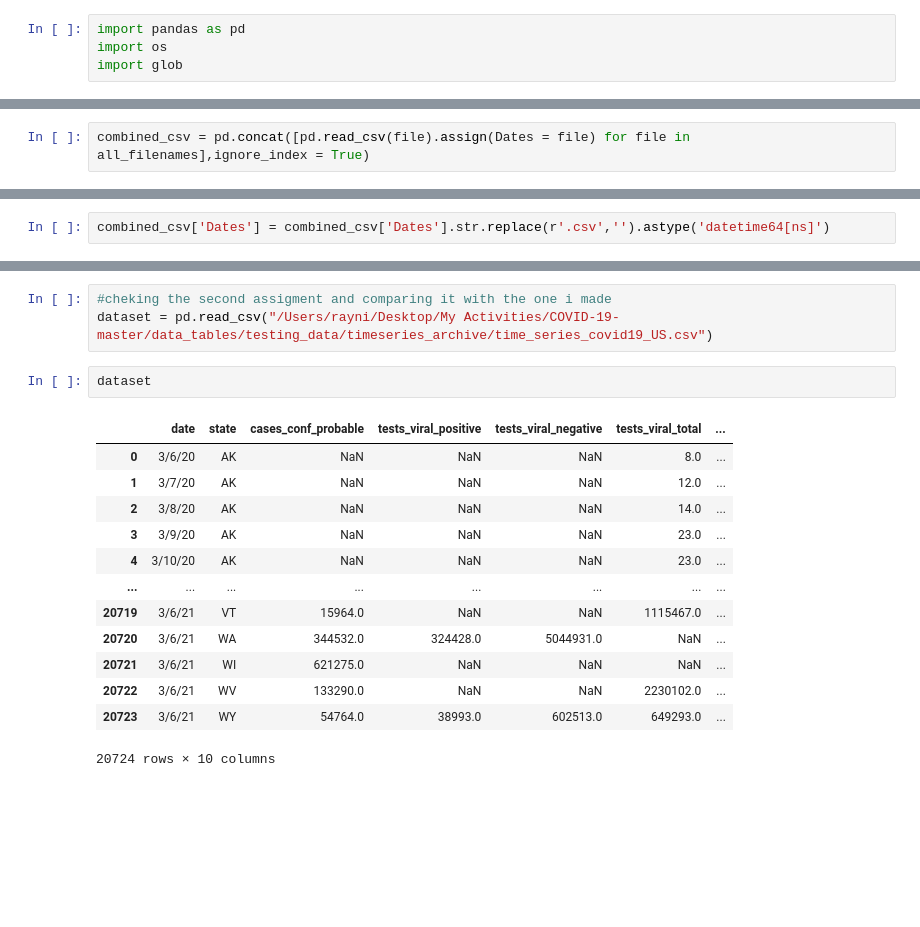
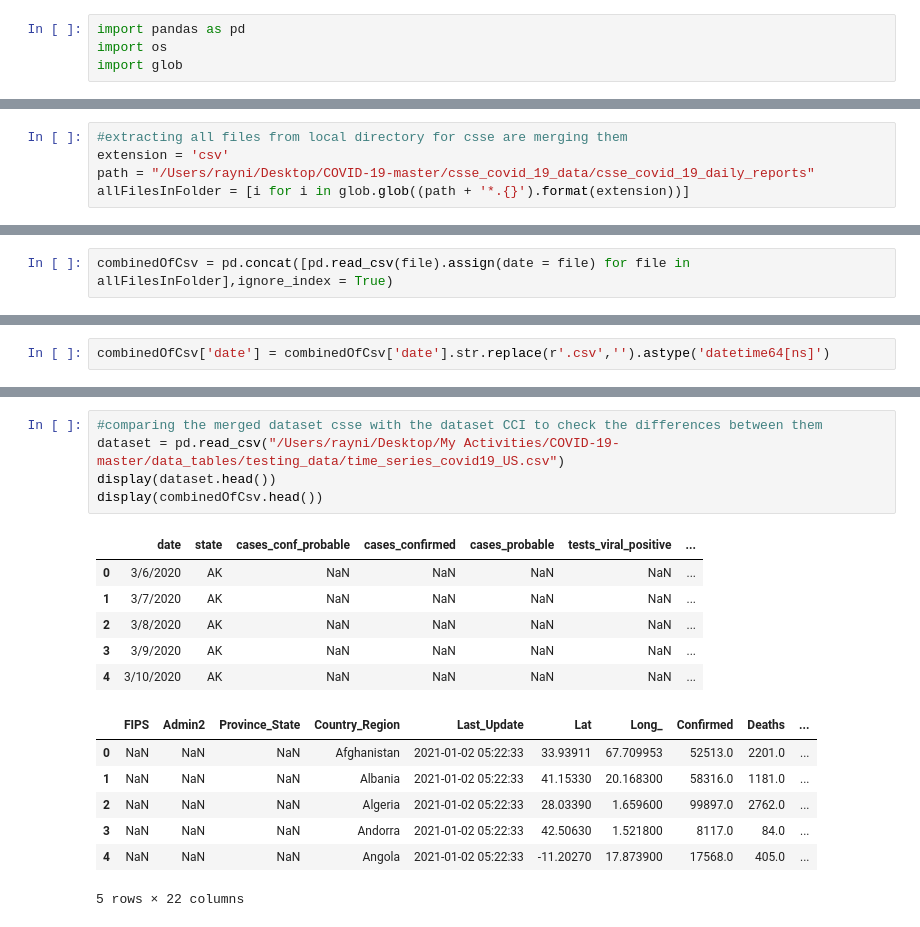
Before and after one commit to jisanos/C19A-COVID-19-Prediction-Algorithm, a Jupyter notebook: csse_covid_19_daily_reports.ipynb, the cells around one changed output, grey strips where cells are left out. Drawn from its saved outputs; the diff is of its cells as text; blank space fills up the shorter version.

Commit message:
Removal of os.chdir and changes in the column dates to date

```diff
--- a/csse_covid_19_daily_reports.ipynb
+++ b/csse_covid_19_daily_reports.ipynb
@@ -13,0 +5,5 @@ These are all of the filenames ending in .csv ['01-01-2021.csv', '01-02-2021.csv
+# %%
+#extracting all files from local directory for csse are merging them
+extension = 'csv'
+path = "/Users/rayni/Desktop/COVID-19-master/csse_covid_19_data/csse_covid_19_daily_reports"
+allFilesInFolder = [i for i in glob.glob((path + '*.{}').format(extension))]
@@ -14,2 +14,2 @@ These are all of the filenames ending in .csv ['01-01-2021.csv', '01-02-2021.csv
 # %%
-combined_csv = pd.concat([pd.read_csv(file).assign(Dates = file) for file in all_filenames],ignore_index = True)
+combinedOfCsv = pd.concat([pd.read_csv(file).assign(date = file) for file in allFilesInFolder],ignore_index = True)
@@ -32,3 +32,3 @@ combined_csv
 # %%
-combined_csv['Dates'] = combined_csv['Dates'].str.replace(r'.csv','').astype('datetime64[ns]')
+combinedOfCsv['date'] = combinedOfCsv['date'].str.replace(r'.csv','').astype('datetime64[ns]')
 # %%
@@ -66,21 +66,21 @@ Data columns (total 22 columns):
 dtypes: datetime64[ns](1), float64(12), object(9)
 memory usage: 356.2+ MB
 # %%
-#cheking the second assigment and comparing it with the one i made
-dataset = pd.read_csv("/Users/rayni/Desktop/My Activities/COVID-19-master/data_tables/testing_data/timeseries_archive/time_series_covid19_US.csv")
+#comparing the merged dataset csse with the dataset CCI to check the differences between them
+dataset = pd.read_csv("/Users/rayni/Desktop/My Activities/COVID-19-master/data_tables/testing_data/time_series_covid19_US.csv")
+display(dataset.head())
+display(combinedOfCsv.head())
+# %% [output]
+|  | date | state | cases_conf_probable | cases_confirmed | cases_probable | tests_viral_positive | ... |
+| 0 | 3/6/2020 | AK | NaN | NaN | NaN | NaN | ... |
+| 1 | 3/7/2020 | AK | NaN | NaN | NaN | NaN | ... |
+| 2 | 3/8/2020 | AK | NaN | NaN | NaN | NaN | ... |
+| 3 | 3/9/2020 | AK | NaN | NaN | NaN | NaN | ... |
+| 4 | 3/10/2020 | AK | NaN | NaN | NaN | NaN | ... |
+|  | FIPS | Admin2 | Province_State | Country_Region | Last_Update | Lat | Long_ | Confirmed | Deaths | ... |
+| 0 | NaN | NaN | NaN | Afghanistan | 2021-01-02 05:22:33 | 33.93911 | 67.709953 | 52513.0 | 2201.0 | ... |
+| 1 | NaN | NaN | NaN | Albania | 2021-01-02 05:22:33 | 41.15330 | 20.168300 | 58316.0 | 1181.0 | ... |
+| 2 | NaN | NaN | NaN | Algeria | 2021-01-02 05:22:33 | 28.03390 | 1.659600 | 99897.0 | 2762.0 | ... |
+| 3 | NaN | NaN | NaN | Andorra | 2021-01-02 05:22:33 | 42.50630 | 1.521800 | 8117.0 | 84.0 | ... |
+| 4 | NaN | NaN | NaN | Angola | 2021-01-02 05:22:33 | -11.20270 | 17.873900 | 17568.0 | 405.0 | ... |
+5 rows × 22 columns
-# %%
-dataset
-# %% [output]
-|  | date | state | cases_conf_probable | tests_viral_positive | tests_viral_negative | tests_viral_total | ... |
-| 0 | 3/6/20 | AK | NaN | NaN | NaN | 8.0 | ... |
-| 1 | 3/7/20 | AK | NaN | NaN | NaN | 12.0 | ... |
-| 2 | 3/8/20 | AK | NaN | NaN | NaN | 14.0 | ... |
-| 3 | 3/9/20 | AK | NaN | NaN | NaN | 23.0 | ... |
-| 4 | 3/10/20 | AK | NaN | NaN | NaN | 23.0 | ... |
-| ... | ... | ... | ... | ... | ... | ... | ... |
-| 20719 | 3/6/21 | VT | 15964.0 | NaN | NaN | 1115467.0 | ... |
-| 20720 | 3/6/21 | WA | 344532.0 | 324428.0 | 5044931.0 | NaN | ... |
-| 20721 | 3/6/21 | WI | 621275.0 | NaN | NaN | NaN | ... |
-| 20722 | 3/6/21 | WV | 133290.0 | NaN | NaN | 2230102.0 | ... |
-| 20723 | 3/6/21 | WY | 54764.0 | 38993.0 | 602513.0 | 649293.0 | ... |
-20724 rows × 10 columns
```
Also changed, not shown: parts of 7 cells of this notebook.
